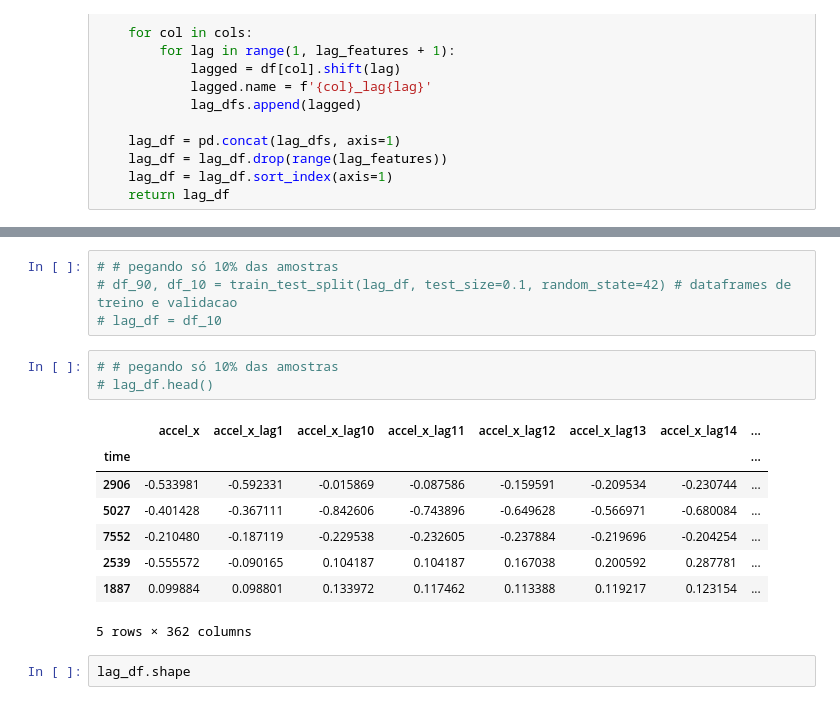
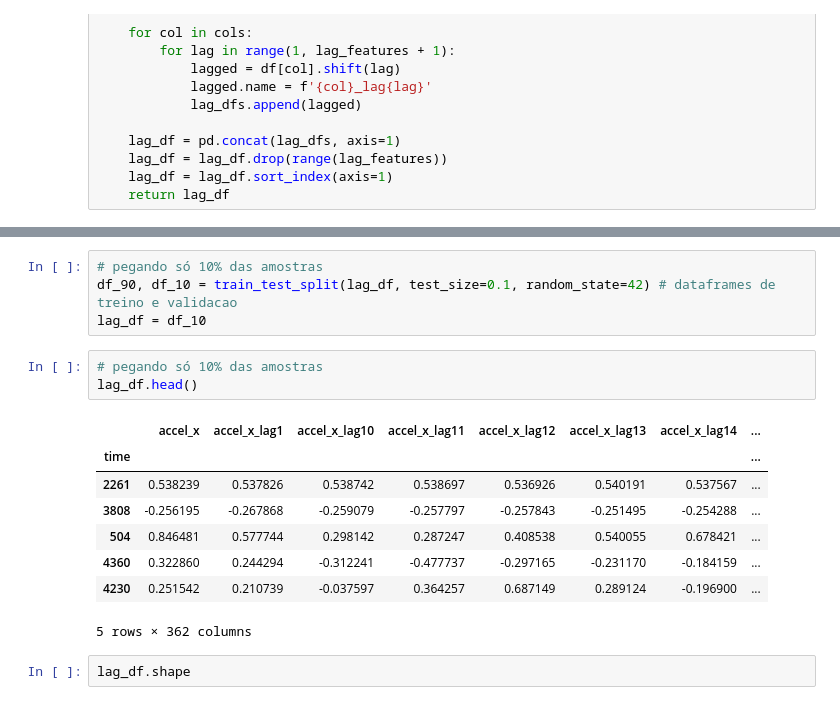
Before and after one commit to filipeas/ssl-experiments, a Jupyter notebook: vae/vae_training.ipynb, the cells around one changed output, grey strips where cells are left out. Saved outputs shown, nothing was run; the diff lists cells and outputs as text.

Commit message:
tests

```diff
--- a/vae/vae_training.ipynb
+++ b/vae/vae_training.ipynb
@@ -109,19 +109,19 @@ lag_df.head()
 5 rows × 362 columns
 # %%
-# # pegando só 10% das amostras
-# df_90, df_10 = train_test_split(lag_df, test_size=0.1, random_state=42) # dataframes de treino e validacao
-# lag_df = df_10
+# pegando só 10% das amostras
+df_90, df_10 = train_test_split(lag_df, test_size=0.1, random_state=42) # dataframes de treino e validacao
+lag_df = df_10
 # %%
-# # pegando só 10% das amostras
-# lag_df.head()
+# pegando só 10% das amostras
+lag_df.head()
 # %% [output]
 |  | accel_x | accel_x_lag1 | accel_x_lag10 | accel_x_lag11 | accel_x_lag12 | accel_x_lag13 | accel_x_lag14 | ... |
 | time |  |  |  |  |  |  |  | ... |
-| 2906 | -0.533981 | -0.592331 | -0.015869 | -0.087586 | -0.159591 | -0.209534 | -0.230744 | ... |
-| 5027 | -0.401428 | -0.367111 | -0.842606 | -0.743896 | -0.649628 | -0.566971 | -0.680084 | ... |
-| 7552 | -0.210480 | -0.187119 | -0.229538 | -0.232605 | -0.237884 | -0.219696 | -0.204254 | ... |
-| 2539 | -0.555572 | -0.090165 | 0.104187 | 0.104187 | 0.167038 | 0.200592 | 0.287781 | ... |
-| 1887 | 0.099884 | 0.098801 | 0.133972 | 0.117462 | 0.113388 | 0.119217 | 0.123154 | ... |
+| 2261 | 0.538239 | 0.537826 | 0.538742 | 0.538697 | 0.536926 | 0.540191 | 0.537567 | ... |
+| 3808 | -0.256195 | -0.267868 | -0.259079 | -0.257797 | -0.257843 | -0.251495 | -0.254288 | ... |
+| 504 | 0.846481 | 0.577744 | 0.298142 | 0.287247 | 0.408538 | 0.540055 | 0.678421 | ... |
+| 4360 | 0.322860 | 0.244294 | -0.312241 | -0.477737 | -0.297165 | -0.231170 | -0.184159 | ... |
+| 4230 | 0.251542 | 0.210739 | -0.037597 | 0.364257 | 0.687149 | 0.289124 | -0.196900 | ... |
 5 rows × 362 columns
 # %%
 lag_df.shape
```
Also changed, not shown: parts of 25 cells of this notebook, 1 other file.
